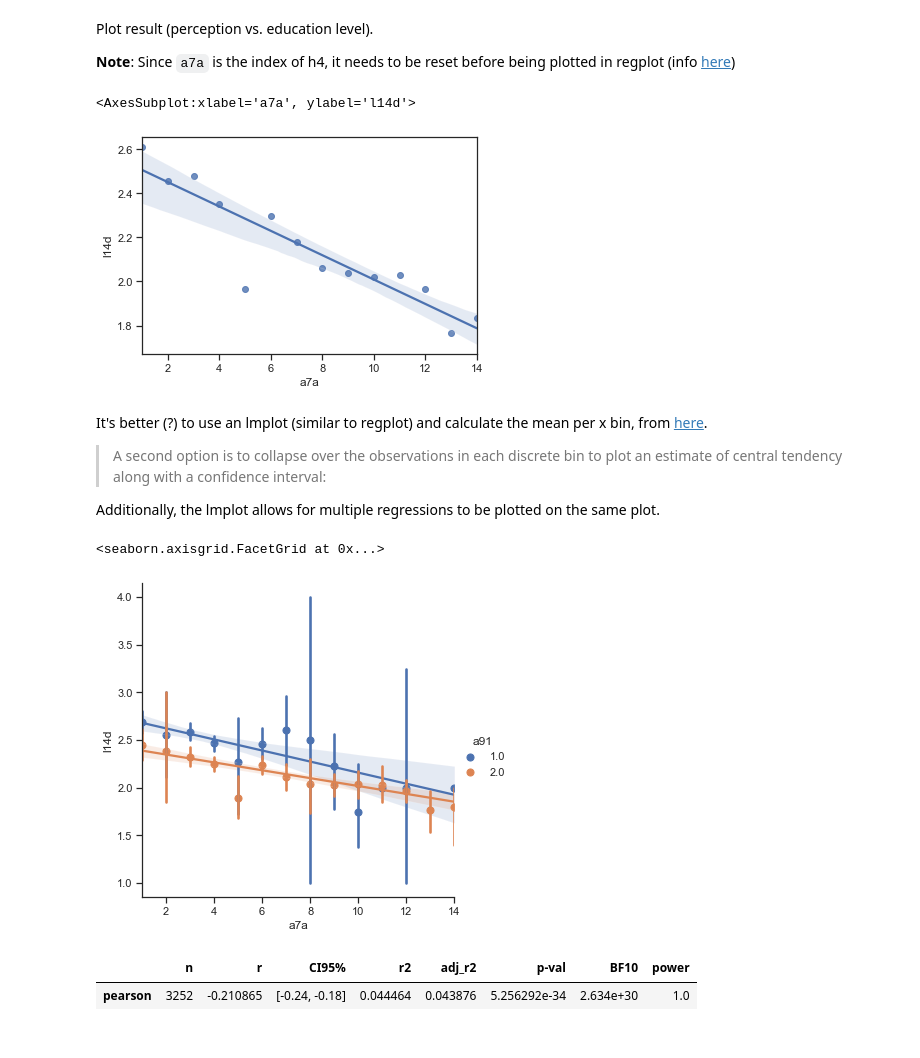
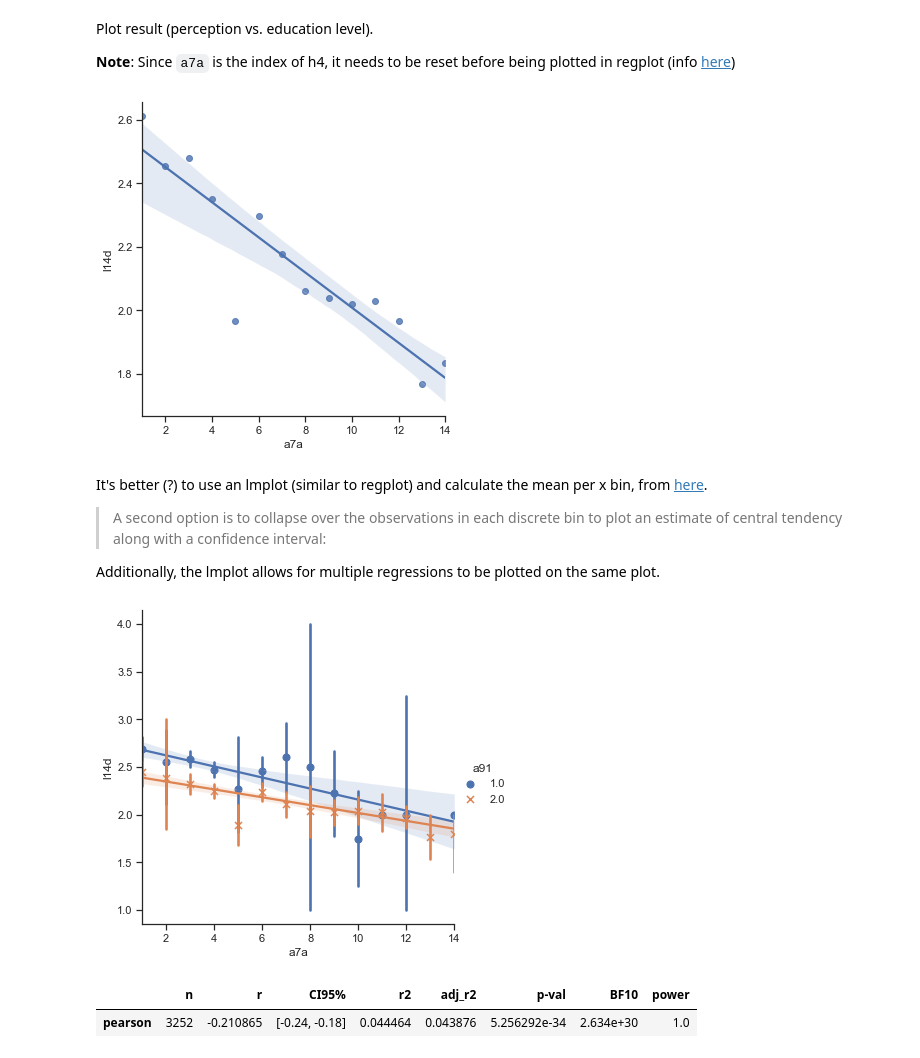
Before and after one commit to wrynearson/china-water, a Jupyter notebook: src/thesis_analysis_pure.ipynb, the cells around one changed output. Drawn from its saved outputs; the diff is of its cells as text; code cells hidden in the pictures.

```diff
--- a/src/thesis_analysis_pure.ipynb
+++ b/src/thesis_analysis_pure.ipynb
@@ -61,7 +61,7 @@ categoricals = ["s41","a2","a91","l1a","l1b","l7a","l7b","l2409"]
 # %% [markdown]
 List important questions
 # %%
-important = ['score','s41','a2','a3a','a7a','a8a','a91','l1a','l1b','l6a','l7a','l7b','l8a','l8b','l137','l14d','l15a','l15b','l16c','l20e','l2409','province','province_en']
+important = ['score','s41','a2','a3a','a7a','a8a','a91','l1a','l1b','l6a','l6b','l7a','l7b','l8a','l8b','l137','l14d','l15a','l15b','l16c','l20e','l2409','province','province_en']
 # %% [markdown]
 Convert categorical data into categorical data types
 # %%
@@ -277,31 +277,31 @@ Plot result (perception vs. education level).
 
 **Note**: Since `a7a` is the index of h4, it needs to be reset before being plotted in regplot (info [here](https://www.reddit.com/r/learnpython/comments/3cjnpg/seaborn_xaxis_as_index/))
 # %%
-sns.regplot(
+h4_fig1 = sns.lmplot(
     data=h4.reset_index(),
     x = 'a7a',
     y = 'l14d'
     )
+h4_fig1.savefig('outputs/h4_fig1.svg')
 # %% [output]
-<AxesSubplot:xlabel='a7a', ylabel='l14d'>
-[figure, old version]
+[figure, new version]
 # %% [markdown]
 It's better (?) to use an lmplot (similar to regplot) and calculate the mean per x bin, from [here](https://seaborn.pydata.org/tutorial/regression.html).
 > A second option is to collapse over the observations in each discrete bin to plot an estimate of central tendency along with a confidence interval:
 
 Additionally, the lmplot allows for multiple regressions to be plotted on the same plot.
 # %%
-sns.lmplot(
+h4_fig2 = sns.lmplot(
     data=cgss_wq_l14d_a7a,
     x = 'a7a',
     y = 'l14d',
     x_estimator=np.mean,
-    hue='a91'
-    # col = 'a91'
+    hue='a91',
+    markers=(["o", "x"]),
     )
+h4_fig2.savefig('outputs/h4_fig2.svg')
 # %% [output]
-<seaborn.axisgrid.FacetGrid at 0x...>
-[figure, old version]
+[figure, new version]
 # %%
 pi.corr(x=cgss_wq_l14d_a7a['a7a'], y=cgss_wq_l14d_a7a['l14d'])
 # %% [output]
```
Also changed, not shown: parts of 41 cells of this notebook, 32 other files.
